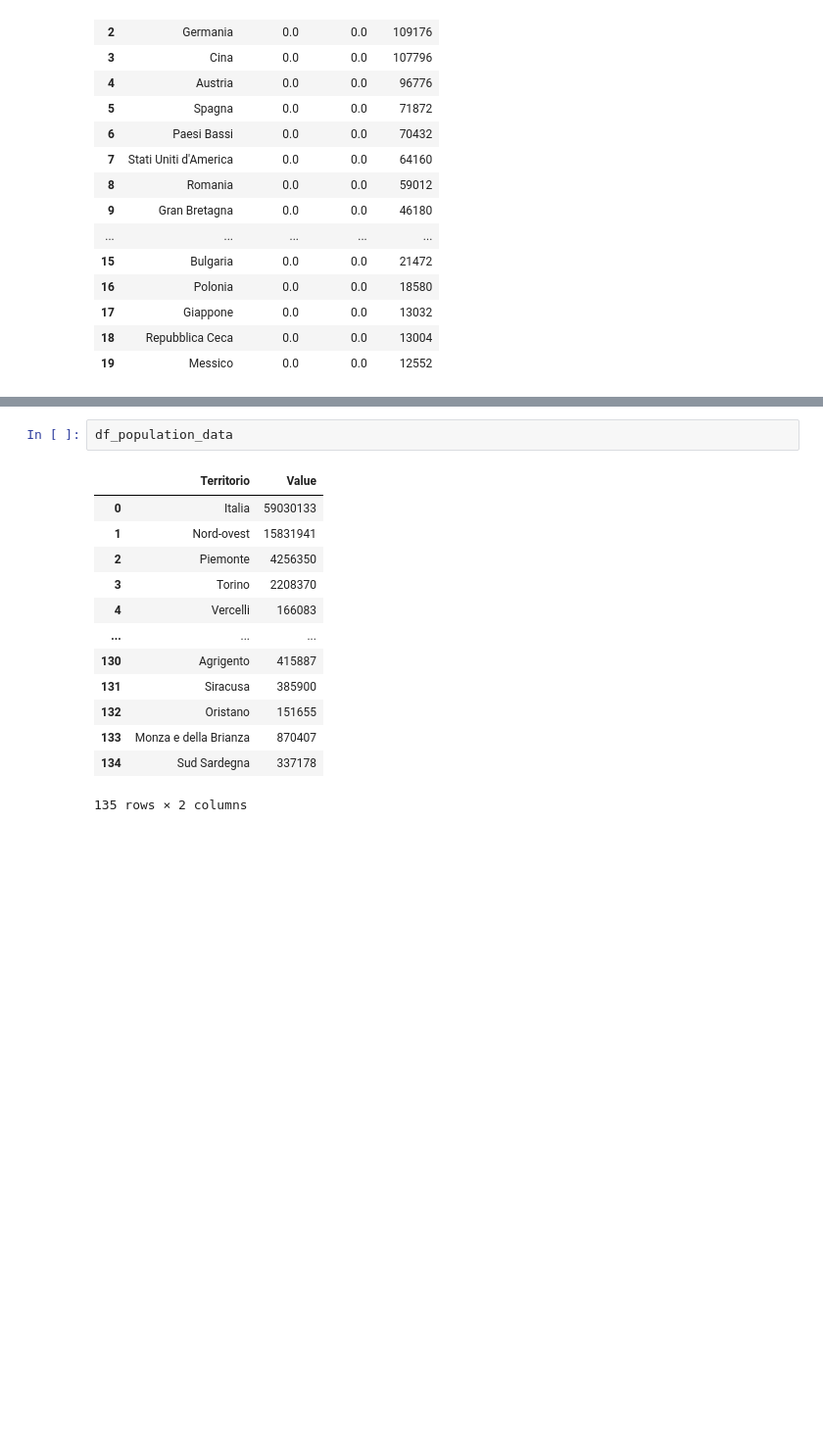
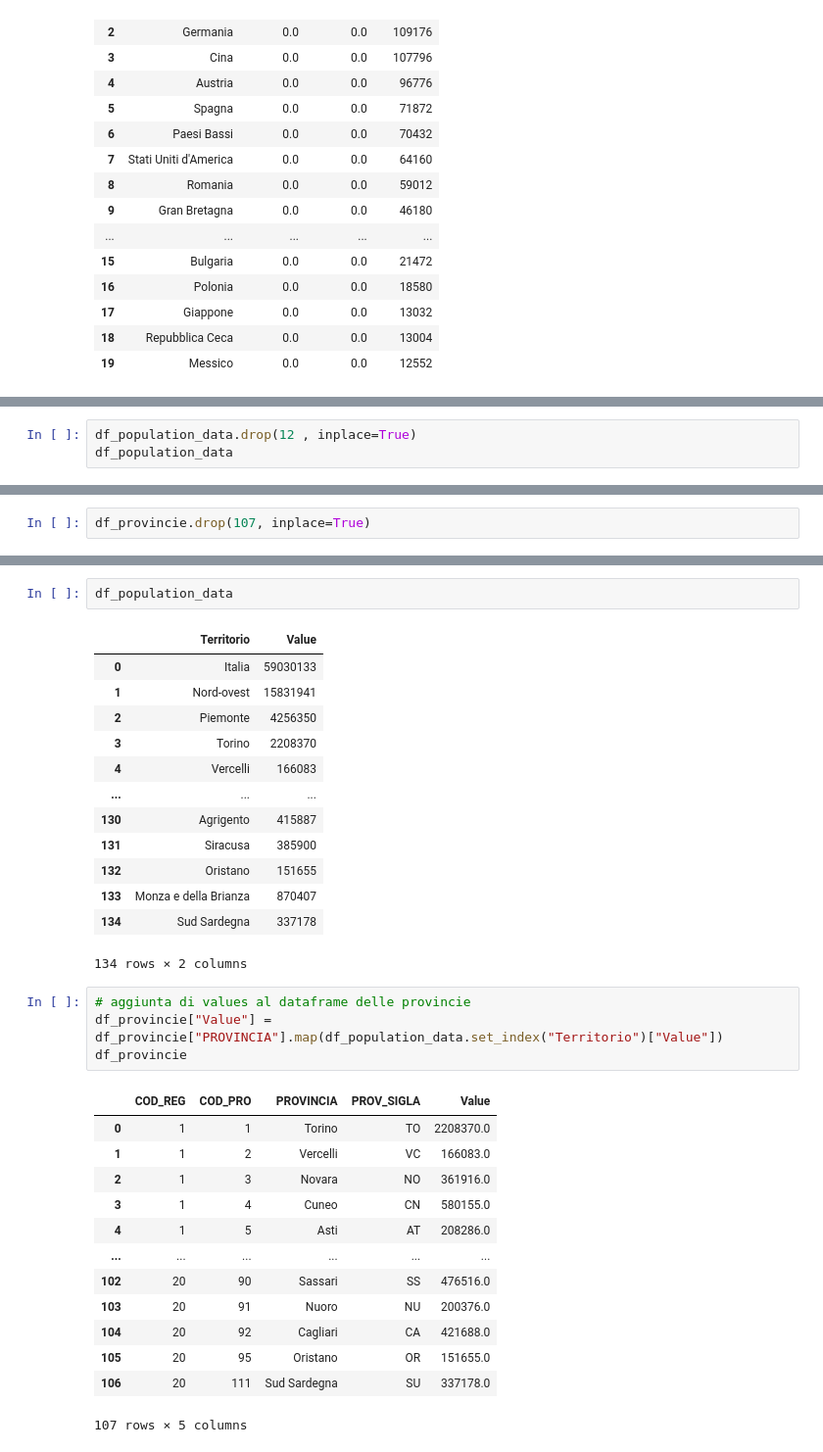
Before and after one commit to nico1654/project_work, a Jupyter notebook: Project_Work.ipynb, the cells around one changed output, grey strips where cells are left out. Shown: that part at 98% size. Saved outputs shown, nothing was run; the diff lists cells and outputs as text; blank space fills up the shorter version.

```diff
--- a/Project_Work.ipynb
+++ b/Project_Work.ipynb
@@ -142,0 +190,3 @@ df_population_data = df_population_data.loc[:,["Territorio" , "Value"]]
+# %%
+df_population_data.drop(12 , inplace=True)
+df_population_data
@@ -142,0 +207,2 @@ df_population_data = df_population_data.loc[:,["Territorio" , "Value"]]
+# %%
+df_provincie.drop(107, inplace=True)
@@ -155,4 +237,22 @@ df_population_data
 | 132 | Oristano | 151655 |
 | 133 | Monza e della Brianza | 870407 |
 | 134 | Sud Sardegna | 337178 |
-135 rows × 2 columns
+134 rows × 2 columns
+# %%
+# aggiunta di values al dataframe delle provincie
+df_provincie["Value"] = df_provincie["PROVINCIA"].map(df_population_data.set_index("Territorio")["Value"])
+df_provincie
+# %% [output]
+|  | COD_REG | COD_PRO | PROVINCIA | PROV_SIGLA | Value |
+| 0 | 1 | 1 | Torino | TO | 2208370.0 |
+| 1 | 1 | 2 | Vercelli | VC | 166083.0 |
+| 2 | 1 | 3 | Novara | NO | 361916.0 |
+| 3 | 1 | 4 | Cuneo | CN | 580155.0 |
+| 4 | 1 | 5 | Asti | AT | 208286.0 |
+| ... | ... | ... | ... | ... | ... |
+| 102 | 20 | 90 | Sassari | SS | 476516.0 |
+| 103 | 20 | 91 | Nuoro | NU | 200376.0 |
+| 104 | 20 | 92 | Cagliari | CA | 421688.0 |
+| 105 | 20 | 95 | Oristano | OR | 151655.0 |
+| 106 | 20 | 111 | Sud Sardegna | SU | 337178.0 |
+107 rows × 5 columns
```
Also changed, not shown: parts of 10 cells of this notebook.
